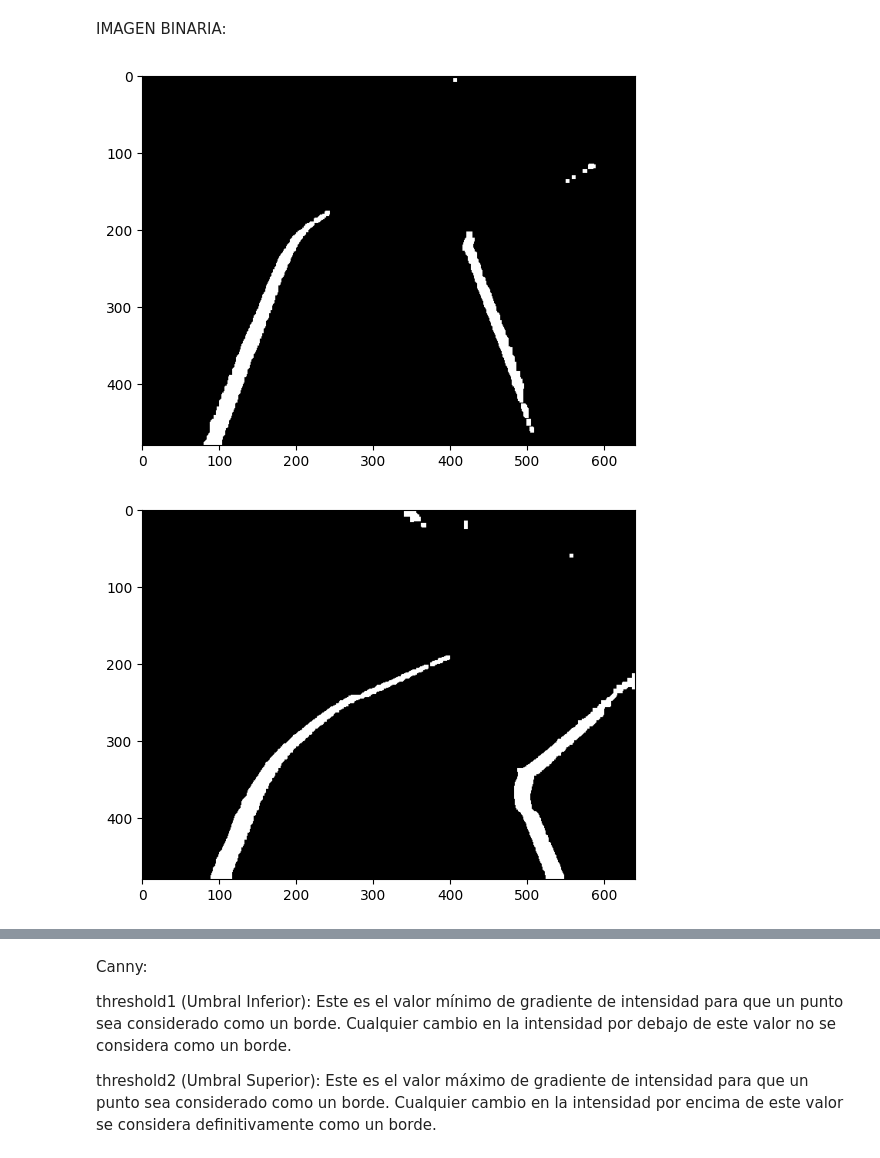
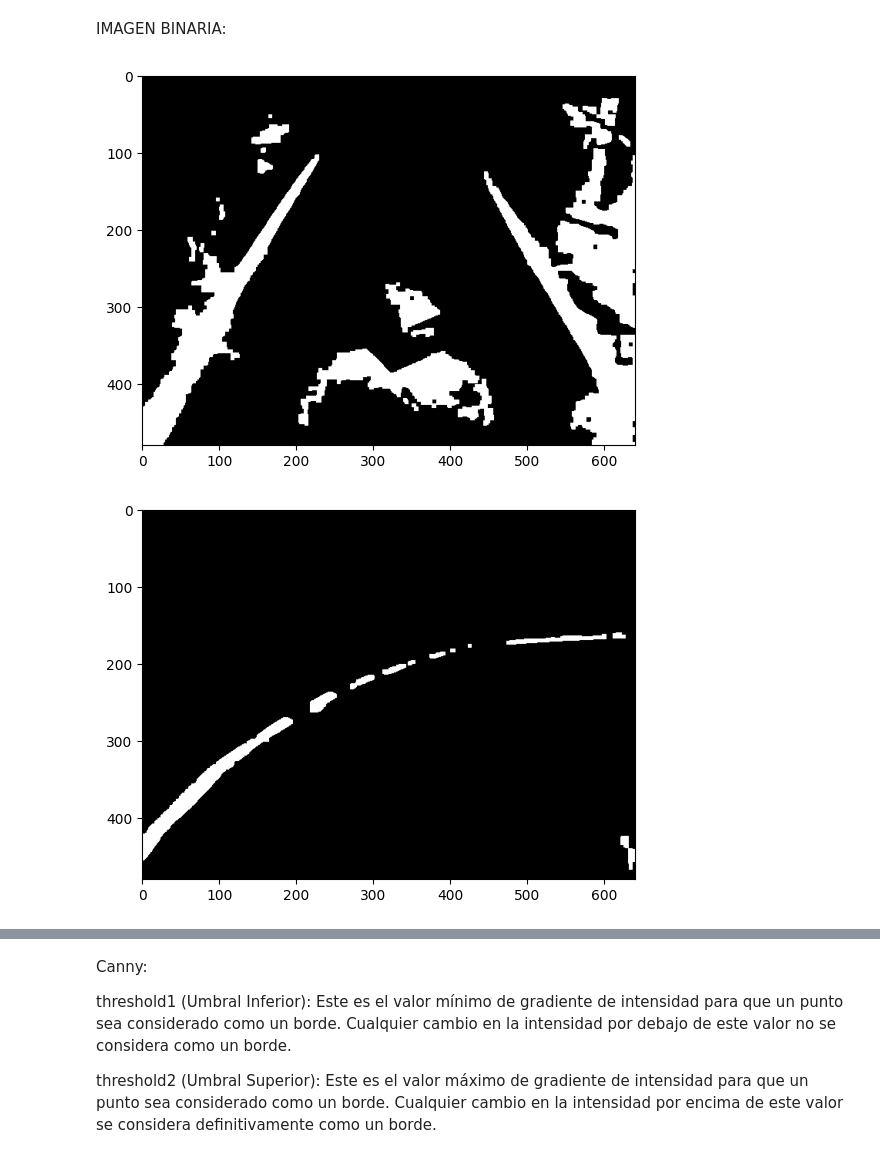
Before and after one commit to rubenhigorg/robocar, a Jupyter notebook: pruebas/computer_vision/SelfDrivingVehicle/prueba.ipynb, the cells around one changed output, grey strips where cells are left out. Cells and saved outputs as stored; diff of their text form; code cells hidden in the pictures.

Commit message:
new images

```diff
--- a/pruebas/computer_vision/SelfDrivingVehicle/prueba.ipynb
+++ b/pruebas/computer_vision/SelfDrivingVehicle/prueba.ipynb
@@ -78,33 +84,33 @@ binary_frames = []
 for frame in frames_array:
     # Define the average positions for the left and right lanes.
     averageLeft = np.poly1d(np.array([-0.3756, 292.7]))
     averageRight = np.poly1d(np.array([0.4277, 348.6]))
     #out = processor.process(frame_rgb)
     # Convertir la imagen a HSV
     imagen_hsv = cv2.cvtColor(frame, cv2.COLOR_BGR2HSV)
 
     # Definir los valores de HSV para la detección del color rojo
-    lower_hsv = np.array([130, 55, 0])
+    lower_hsv = np.array([0, 160, 80])
     upper_hsv = np.array([179, 255, 255])
 
     # Aplicar las máscaras HSV a la imagen
     mask = cv2.inRange(imagen_hsv, lower_hsv, upper_hsv)
 
     # Convertir la máscara a una imagen binaria
     imagen_binaria = cv2.threshold(mask, 1, 255, cv2.THRESH_BINARY)[1]
 
     # Definir el kernel para las operaciones morfológicas
     kernel = np.ones((5,5), np.uint8)  # Puedes ajustar el tamaño del kernel según tus necesidades
 
     # Aplicar cierre morfológico para eliminar líneas finas
     cierre = cv2.morphologyEx(imagen_binaria, cv2.MORPH_CLOSE, kernel)
 
     # (Opcional) Aplicar apertura morfológica para limpiar ruido restante
     binary = cv2.morphologyEx(cierre, cv2.MORPH_OPEN, kernel)
     binary_frames.append(binary)
 
     plt.imshow(binary, cmap='gray')
     plt.show()
 # %% [output]
-[figure, old version]
+[figure, new version]
-[figure, old version]
+[figure, new version]
```
Also changed, not shown: parts of 4 cells of this notebook, 6 other files.
